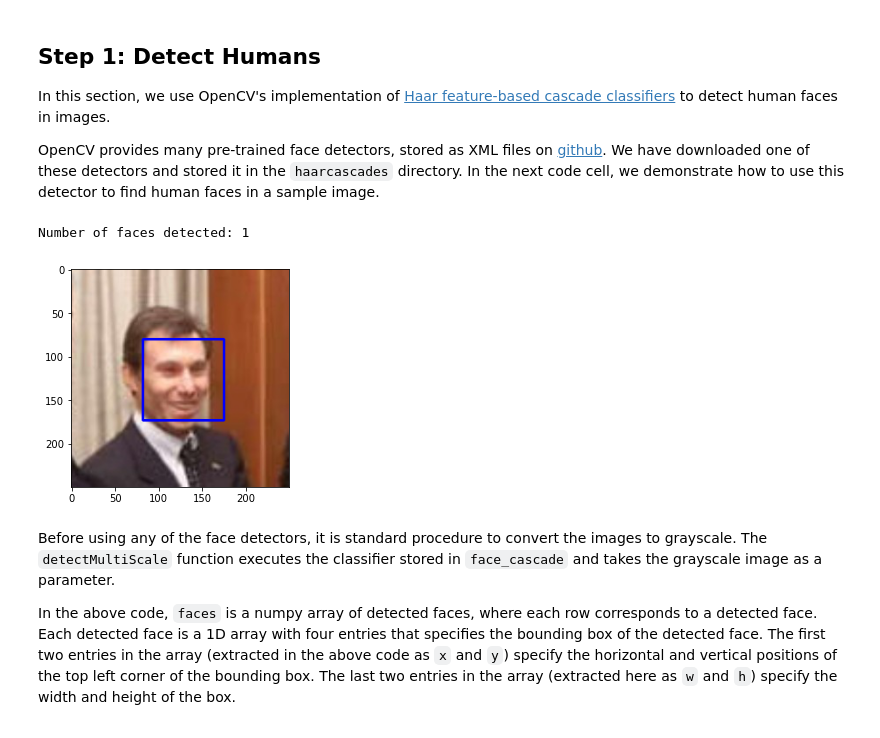
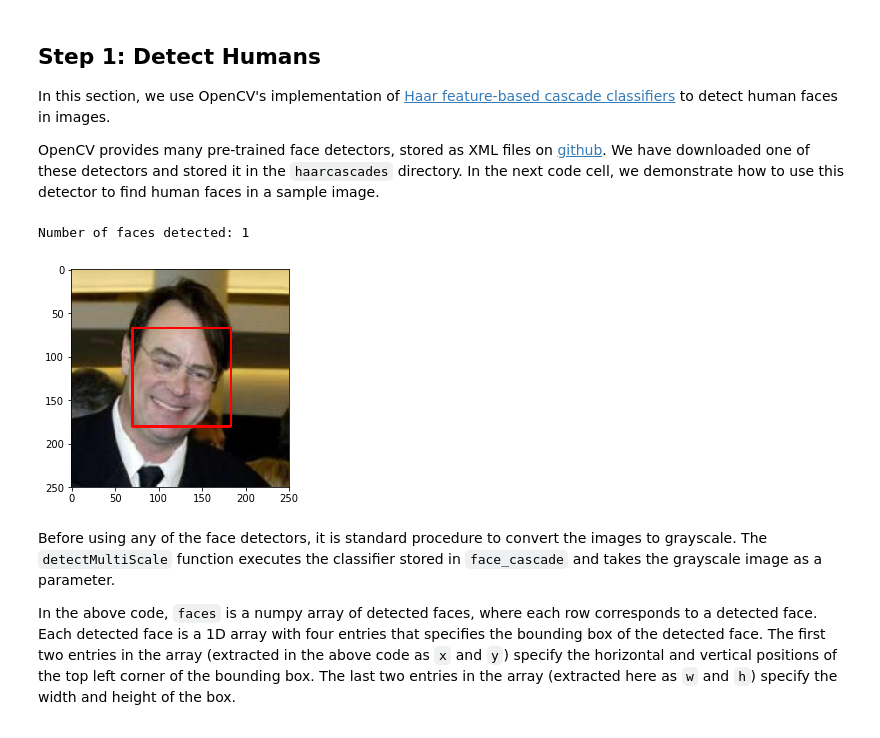
Before and after one commit to awesomner/deep-learning, a Jupyter notebook: project-dog-classifier/dog_app.ipynb, the cells around one changed output. Saved outputs shown, nothing was run; the diff lists cells and outputs as text; code cells hidden in the pictures.

```diff
--- a/project-dog-classifier/dog_app.ipynb
+++ b/project-dog-classifier/dog_app.ipynb
@@ -53,10 +56,11 @@ In the code cell below, we save the file paths for both the human (LFW) dataset
 # %%
 import numpy as np
 from glob import glob
+from tqdm import tqdm
 
 # load filenames for human and dog images
-human_files = np.array(glob("lfw/*/*"))
-dog_files = np.array(glob("dogImages/*/*/*"))
+human_files = np.array(glob("/data/lfw/*/*"))
+dog_files = np.array(glob("/data/dog_images/*/*/*"))
 
 # print number of images in each dataset
 print('There are %d total human images.' % len(human_files))
@@ -75,35 +79,35 @@ OpenCV provides many pre-trained face detectors, stored as XML files on [github]
 import cv2
 import matplotlib.pyplot as plt
 %matplotlib inline
 
 # extract pre-trained face detector
 face_cascade = cv2.CascadeClassifier('haarcascades/haarcascade_frontalface_alt.xml')
 
 # load color (BGR) image
 img = cv2.imread(human_files[0])
 # convert BGR image to grayscale
 gray = cv2.cvtColor(img, cv2.COLOR_BGR2GRAY)
 
 # find faces in image
 faces = face_cascade.detectMultiScale(gray)
 
 # print number of faces detected in the image
 print('Number of faces detected:', len(faces))
 
 # get bounding box for each detected face
 for (x,y,w,h) in faces:
     # add bounding box to color image
-    cv2.rectangle(img,(x,y),(x+w,y+h),(255,0,0),2)
+    cv2.rectangle(img,(x,y),(x+w,y+h),(0,0,255),2)
 
 # convert BGR image to RGB for plotting
 cv_rgb = cv2.cvtColor(img, cv2.COLOR_BGR2RGB)
 
 # display the image, along with bounding box
 plt.imshow(cv_rgb)
 plt.show()
 # %% [output]
 Number of faces detected: 1
-[figure, old version]
+[figure, new version]
 # %% [markdown]
 Before using any of the face detectors, it is standard procedure to convert the images to grayscale.  The `detectMultiScale` function executes the classifier stored in `face_cascade` and takes the grayscale image as a parameter.
 
```
Also changed, not shown: parts of 37 cells of this notebook.
